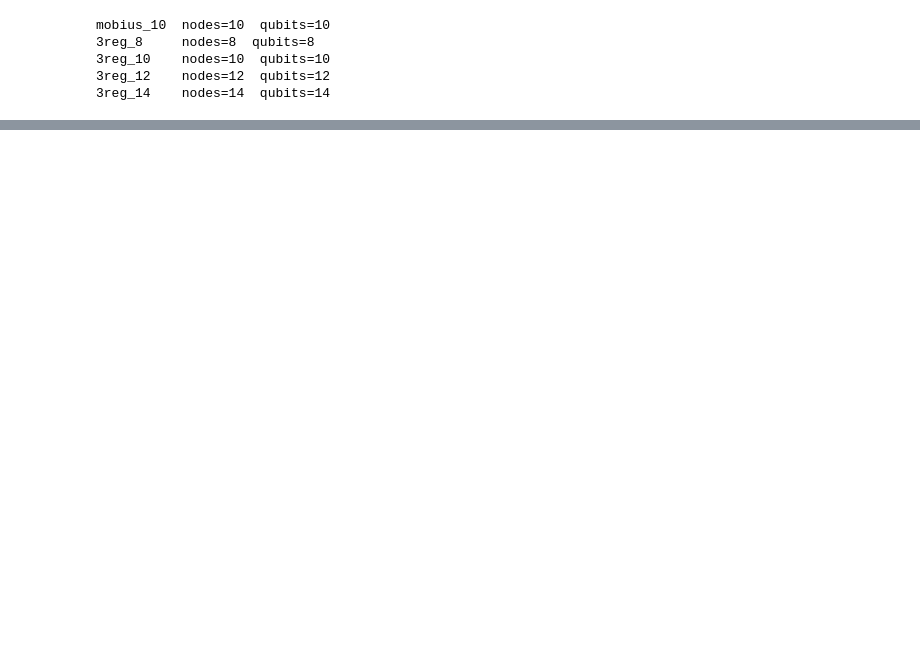
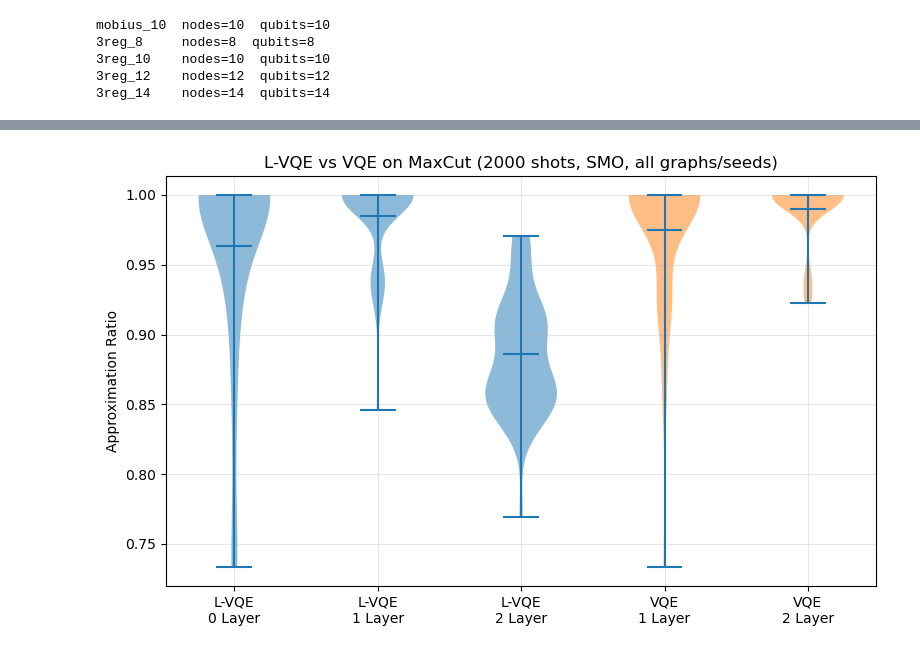
Before and after one commit to myriamcg/layered_vqe, a Jupyter notebook: sprint/02_lvqe_vs_vqe_MaxCut_Analysis.ipynb, the cells around one changed output, grey strips where cells are left out. Cells and saved outputs as stored; diff of their text form; code cells hidden in the pictures; blank space fills up the shorter version.

```diff
--- a/sprint/02_lvqe_vs_vqe_MaxCut_Analysis.ipynb
+++ b/sprint/02_lvqe_vs_vqe_MaxCut_Analysis.ipynb
@@ -250,0 +252,19 @@ plt.show()
+# %%
+CONFIG_2 = {
+    "n_seeds": 10,
+    "optimizer": "SMO",
+    "shots": 2000,
+    "evals_per_layer": 200,
+    "vqe_budget": 3000,
+    "device": "lightning.qubit",
+}
+
+RAW_CSV = Path("lvqe_vs_vqe_maxcut_raw_COBYLA.csv")
+# %%
+all_results = []
+for graph_name, G in build_graph_suite():
+    all_results.append(run_lvqe_vs_vqe_maxcut(graph_name, G, CONFIG_2))
+    pd.concat(all_results, ignore_index=True).to_csv(RAW_CSV, index=False)
+
+full_df = pd.concat(all_results, ignore_index=True)
+print(f"\nSaved {len(full_df)} rows to {RAW_CSV}")
@@ -250,0 +357,25 @@ plt.show()
+# %%
+groups = [("L-VQE", 0), ("L-VQE", 1), ("L-VQE", 2), ("VQE", 1), ("VQE", 2)]
+data, labels, colors = [], [], []
+for algo, nl in groups:
+    vals = full_df[(full_df["algorithm"] == algo) & (full_df["n_layers"] == nl)]["rho"].values
+    data.append(vals)
+    labels.append(f"{algo}\n{nl} Layer")
+    colors.append("tab:blue" if algo == "L-VQE" else "tab:orange")
+
+fig, ax = plt.subplots(figsize=(8, 5))
+parts = ax.violinplot(data, showmeans=True, showextrema=True)
+for body, c in zip(parts["bodies"], colors):
+    body.set_facecolor(c)
+    body.set_alpha(0.5)
+
+shots_label = "full precision" if CONFIG_2["shots"] is None else f"{CONFIG_2['shots']} shots"
+ax.set_xticks(range(1, len(labels) + 1))
+ax.set_xticklabels(labels)
+ax.set_ylabel("Approximation Ratio")
+ax.set_title(f"L-VQE vs VQE on MaxCut ({shots_label}, {CONFIG_2['optimizer']}, all graphs/seeds)")
+ax.grid(True, alpha=0.3)
+plt.tight_layout()
+plt.show()
+# %% [output]
+[figure, added]
```
Also changed, not shown: parts of 8 cells of this notebook, 7 other files.
